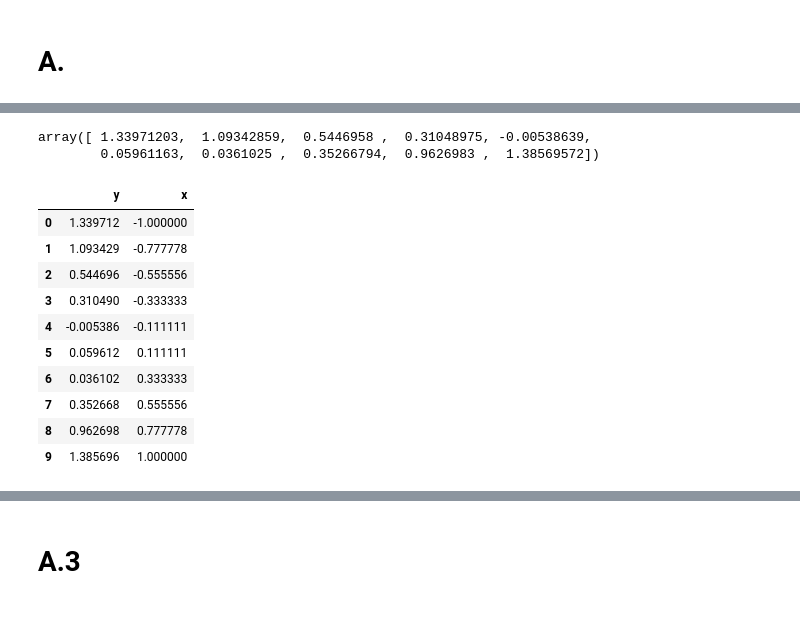
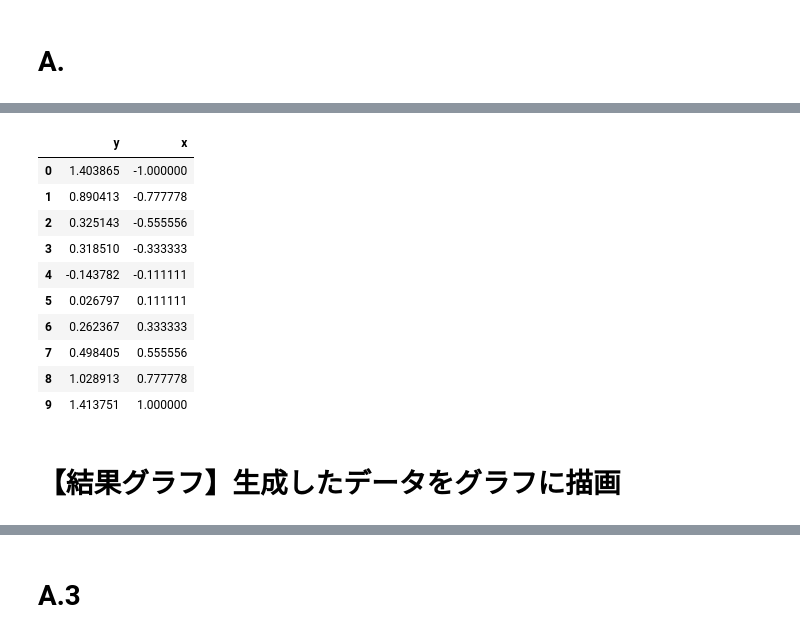
Before and after one commit to mpsamurai/ml-101-exercises, a Jupyter notebook: 03_gradient_descent/teraoka/03_gradient_descent.ipynb, the cells around one changed output, grey strips where cells are left out. Cells and saved outputs as stored; diff of their text form; code cells hidden in the pictures.

```diff
--- a/03_gradient_descent/teraoka/03_gradient_descent.ipynb
+++ b/03_gradient_descent/teraoka/03_gradient_descent.ipynb
@@ -44,31 +47,27 @@
 # %%
 from numpy.random import *
 import pandas as pd
 import numpy as np
 import matplotlib.pyplot as plt
 
 x_data = np.linspace(-1,1, num=10)  # -1から1までの等差数列を20個作る
 error = np.random.normal(0, 0.1, 10)  # 平均0, 標準偏差0.1 の正規分布に則ったランダム値を20個作る
 
 y =1.5*(x_data**2)+error # y = 1.5*x^2 + eの関数
-
-y
+correct_data = pd.DataFrame({"y": y, "x": x_data})
+correct_data  # データを作成
 # %% [output]
-array([ 1.33971203,  1.09342859,  0.5446958 ,  0.31048975, -0.00538639,
-        0.05961163,  0.0361025 ,  0.35266794,  0.9626983 ,  1.38569572])
+|  | y | x |
+| 0 | 1.403865 | -1.000000 |
+| 1 | 0.890413 | -0.777778 |
+| 2 | 0.325143 | -0.555556 |
+| 3 | 0.318510 | -0.333333 |
+| 4 | -0.143782 | -0.111111 |
+| 5 | 0.026797 | 0.111111 |
+| 6 | 0.262367 | 0.333333 |
+| 7 | 0.498405 | 0.555556 |
+| 8 | 1.028913 | 0.777778 |
+| 9 | 1.413751 | 1.000000 |
-# %%
-correct_data = pd.DataFrame({"y": y, "x": x_data})
-correct_data  # データを作成
-# %% [output]
-|  | y | x |
-| 0 | 1.339712 | -1.000000 |
-| 1 | 1.093429 | -0.777778 |
-| 2 | 0.544696 | -0.555556 |
-| 3 | 0.310490 | -0.333333 |
-| 4 | -0.005386 | -0.111111 |
-| 5 | 0.059612 | 0.111111 |
-| 6 | 0.036102 | 0.333333 |
-| 7 | 0.352668 | 0.555556 |
-| 8 | 0.962698 | 0.777778 |
-| 9 | 1.385696 | 1.000000 |
+# %% [markdown]
+# 【結果グラフ】生成したデータをグラフに描画
 # %%
```
Also changed, not shown: parts of 28 cells of this notebook, 7 other files.
